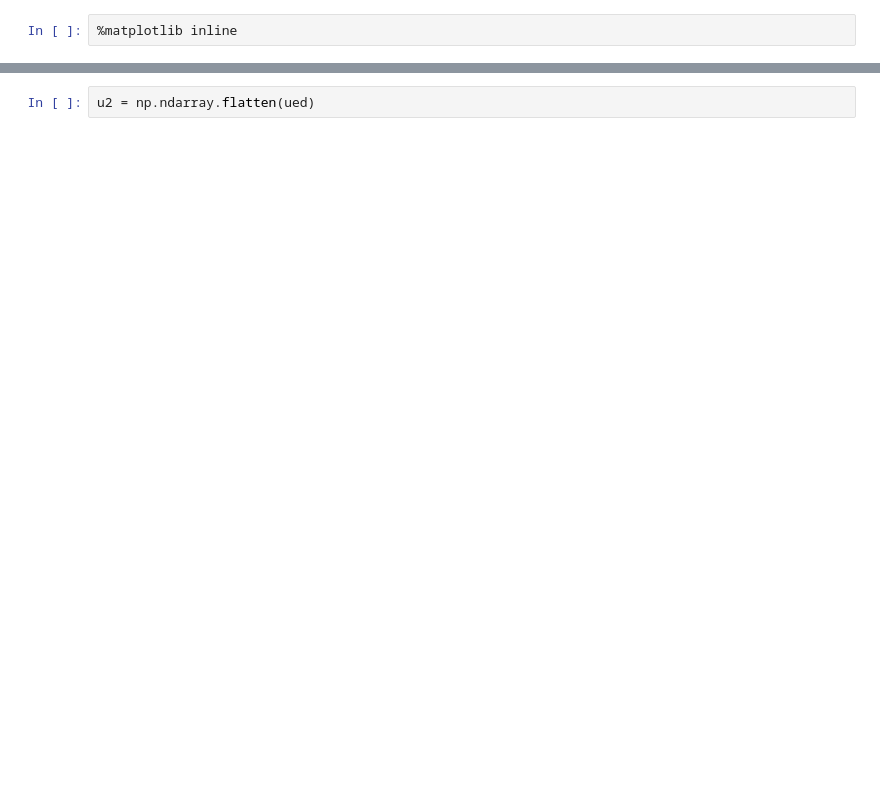
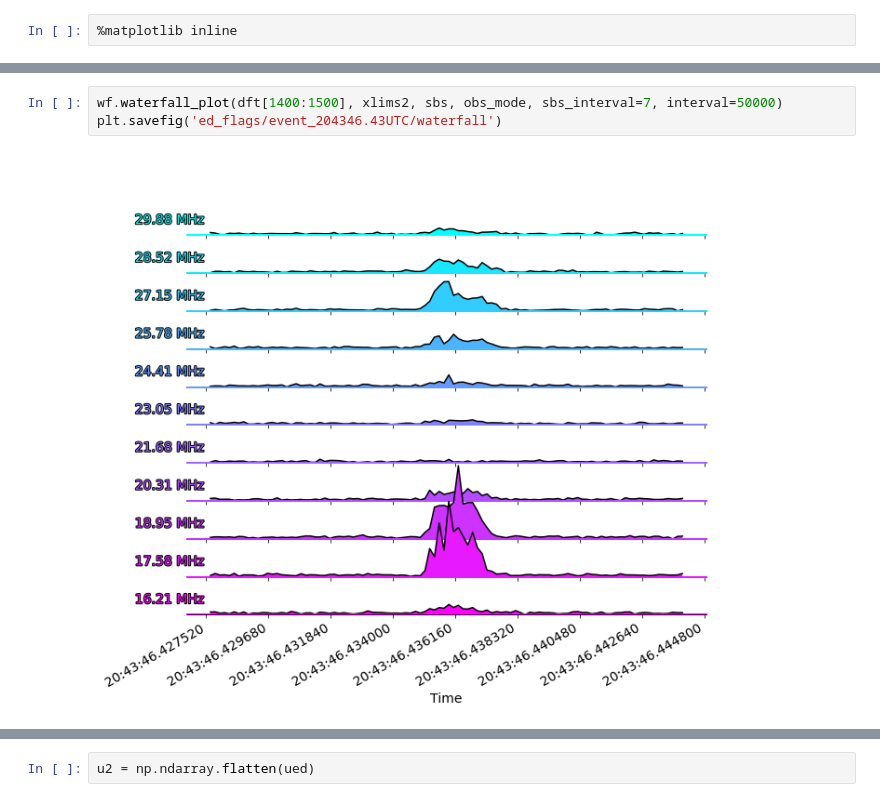
Before and after one commit to ofionnad/ilofar-data, a Jupyter notebook: 20201215_uranus/notebooks/ed_filter_testing.ipynb, the cells around one changed output, grey strips where cells are left out. Saved outputs shown, nothing was run; the diff lists cells and outputs as text; blank space fills up the shorter version.

```diff
--- a/20201215_uranus/notebooks/ed_filter_testing.ipynb
+++ b/20201215_uranus/notebooks/ed_filter_testing.ipynb
@@ -132,3 +176,8 @@ import pandas as pd
+# %%
+wf.waterfall_plot(dft[1400:1500], xlims2, sbs, obs_mode, sbs_interval=7, interval=50000)
+plt.savefig('ed_flags/event_204346.43UTC/waterfall')
+# %% [output]
+[figure, added]
 # %%
 pal = sns.cubehelix_palette(10, rot=-.25, light=.7)
 ued = pd.DataFrame(ued)
```
Also changed, not shown: parts of 34 cells of this notebook, 5 other files.
